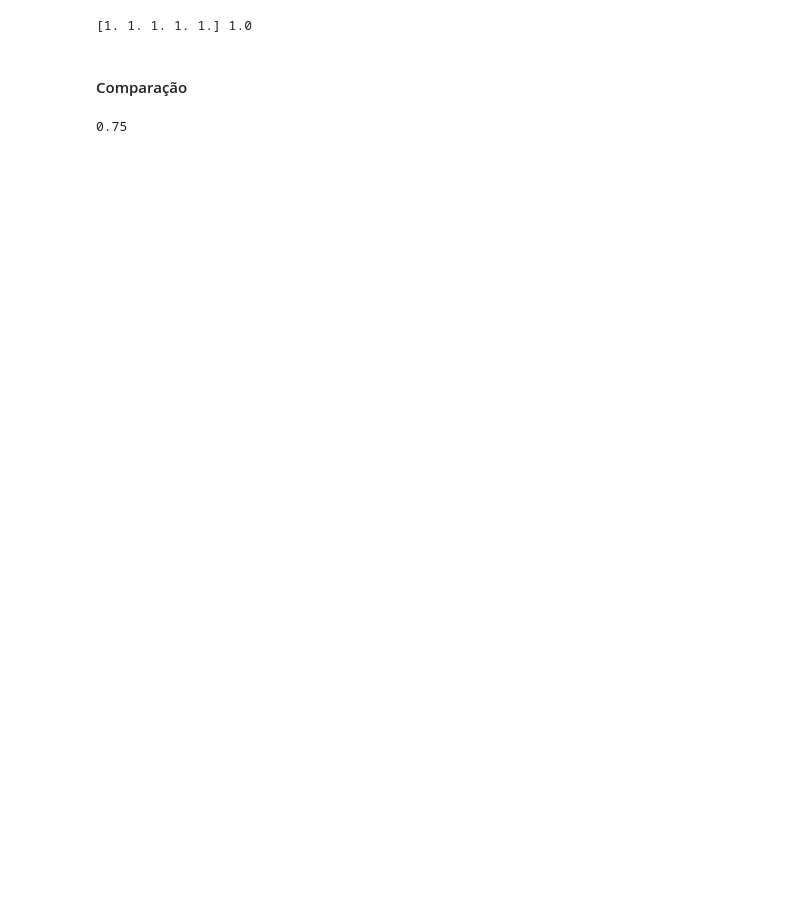
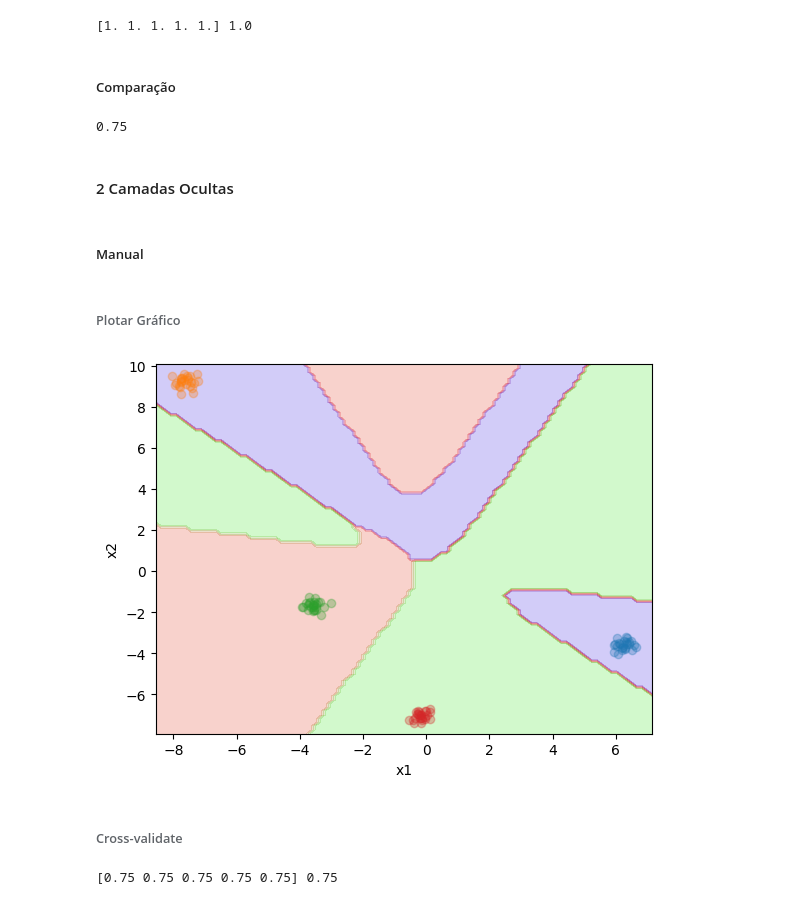
Before and after one commit to ernanibn/redes_neurais_artificiais, a Jupyter notebook: atividade1_Ernani_Brandao_Nascimento.ipynb, the cells around one changed output. Cells and saved outputs as stored; diff of their text form; code cells hidden in the pictures; blank space fills up the shorter version.

```diff
--- a/atividade1_Ernani_Brandao_Nascimento.ipynb
+++ b/atividade1_Ernani_Brandao_Nascimento.ipynb
@@ -165,8 +167,30 @@ score_scikit_mean =  np.mean(scores['test_score'])
 # %% [output]
 [1. 1. 1. 1. 1.] 1.0
 # %% [markdown]
-#### Comparação
+##### Comparação
 # %%
 score_manual_mean/score_scikit_mean
 # %% [output]
 0.75
+# %% [markdown]
+#### 2 Camadas Ocultas
+# %% [markdown]
+##### Manual
+# %% [markdown]
+###### Plotar Gráfico
+# %%
+clf = Backpropagation(n_hidden=[5,2], activation=TanH())
+clf.fit(X, y)
+plotDataset(X, y)
+plotPredictions(clf, X)
+ypred = clf.predict(X)
+# %% [output]
+[figure, added]
+# %% [markdown]
+###### Cross-validate
+# %%
+scores = cross_validate(Backpropagation(), X, y)
+print(scores['test_score'], np.mean(scores['test_score']))
+score_manual_mean = np.mean(scores['test_score'])
+# %% [output]
+[0.75 0.75 0.75 0.75 0.75] 0.75
```
Also changed, not shown: parts of 16 cells of this notebook.
